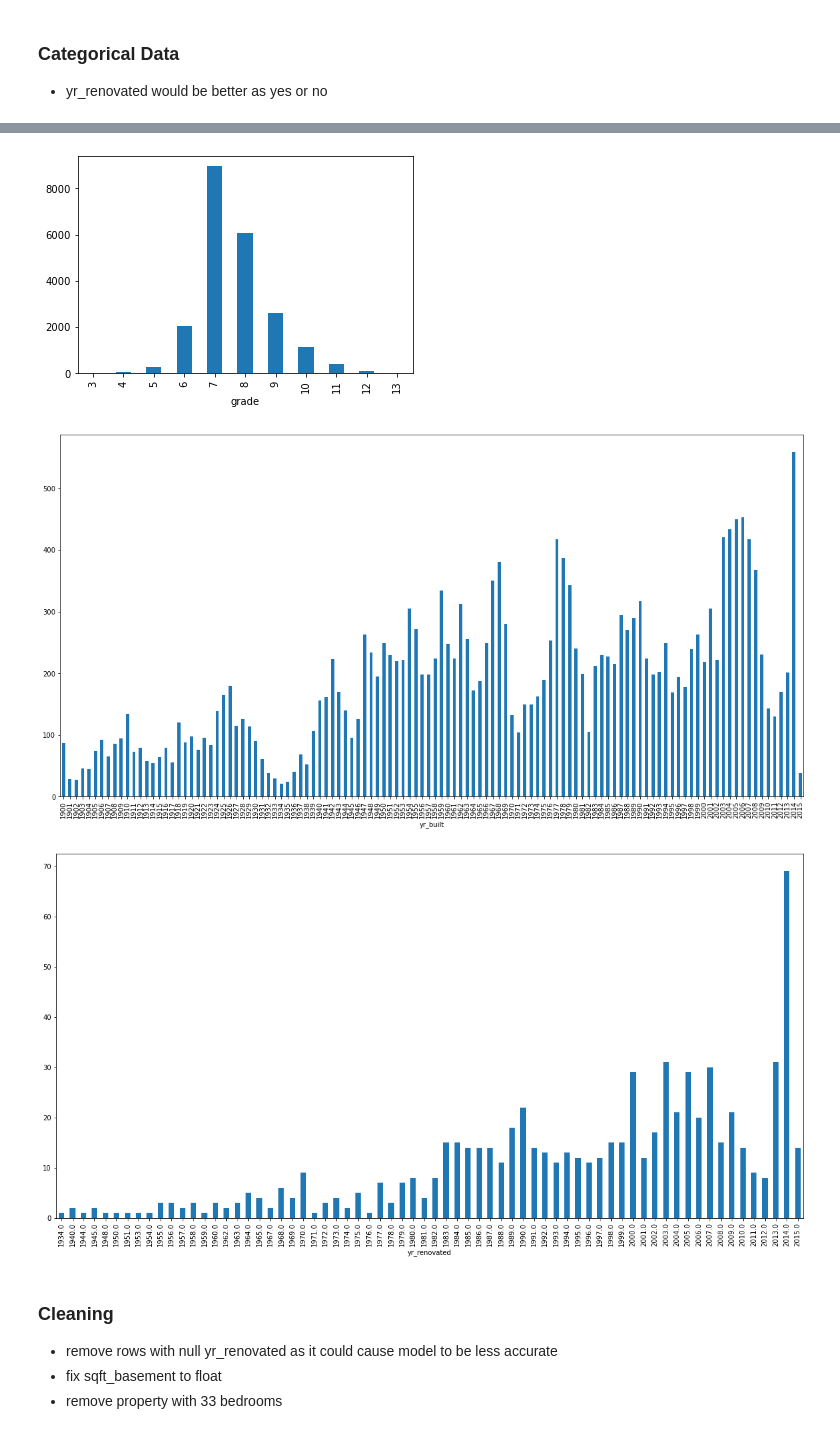
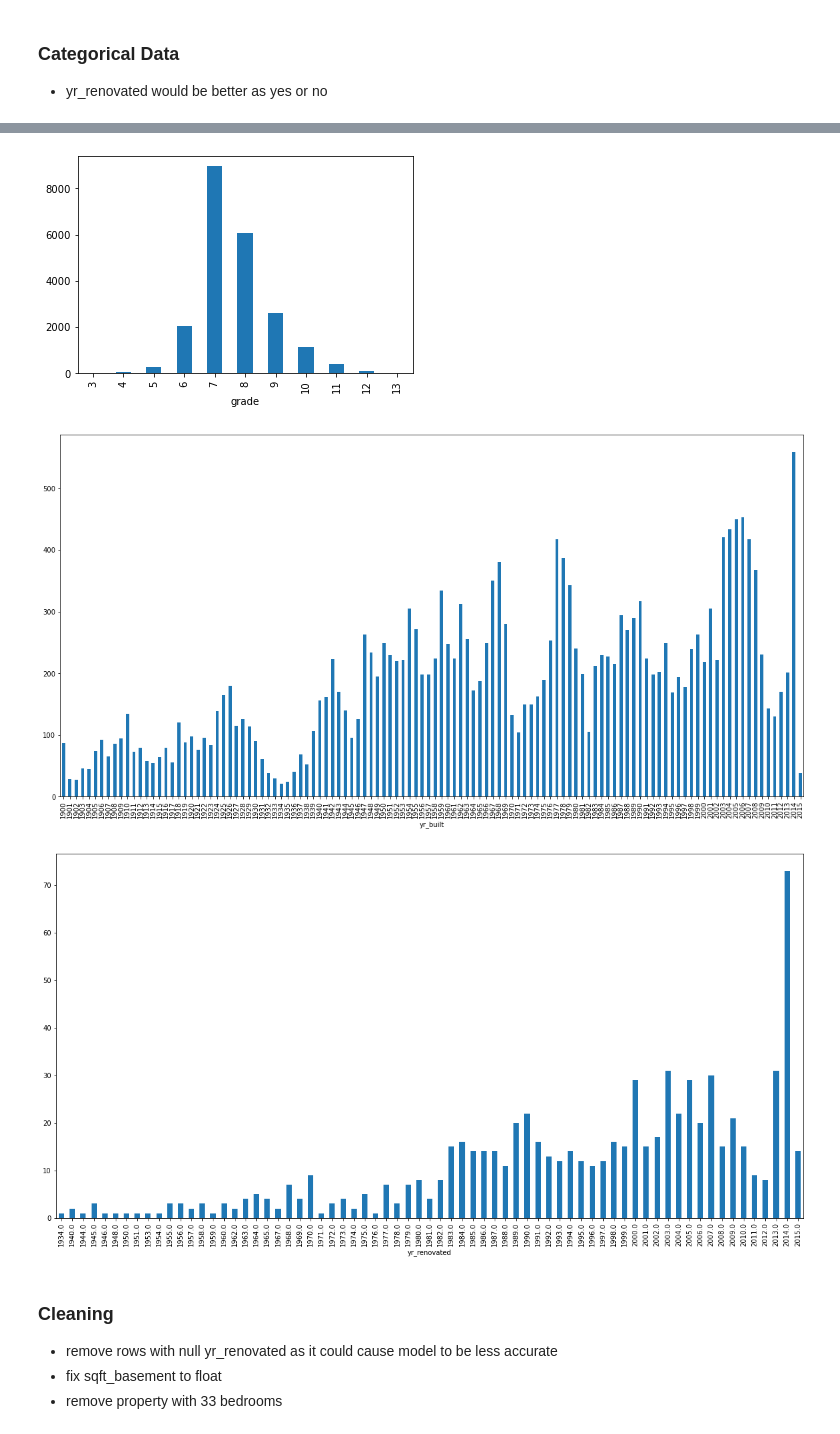
Before and after one commit to wong-ricky/House-Price, a Jupyter notebook: House Price.ipynb, the cells around one changed output, grey strips where cells are left out. Cells and saved outputs as stored; diff of their text form; code cells hidden in the pictures.

```diff
--- a/House Price.ipynb
+++ b/House Price.ipynb
@@ -93,26 +99,26 @@ for cont in continuous:
 # %%
 categorical = ['bedrooms', 'bathrooms', 'floors','condition', 'grade','yr_built']
 
 
 for cat in categorical:
     if cat == 'yr_built':
         plt.figure(figsize=(20,10))
     kc_house_data_df.groupby([cat])[cat].count().plot.bar()
     plt.show()
 
 #better view of when properties were renovated
 plt.figure(figsize=(20,10))
-yr_reno = clean_house_data_df.loc[clean_house_data_df['yr_renovated'] > 0]
+yr_reno = kc_house_data_df.loc[kc_house_data_df['yr_renovated'] > 0]
 yr_reno.groupby(yr_reno['yr_renovated'])['yr_renovated'].count().plot.bar()
 plt.show()
 # %% [output]
 [figure]
 [figure]
 [figure]
 [figure]
 [figure]
 [figure]
-[figure, old version]
+[figure, new version]
 # %% [markdown]
 ### Cleaning
 - remove rows with null yr_renovated as it could cause model to be less accurate
```
Also changed, not shown: parts of 23 cells of this notebook.
